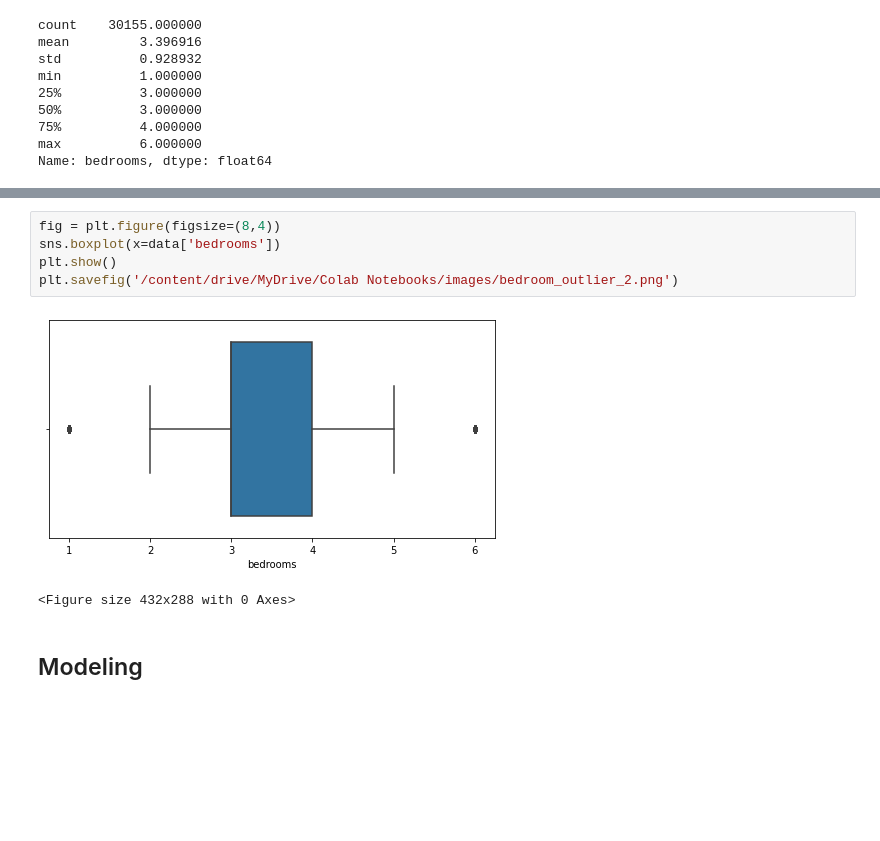
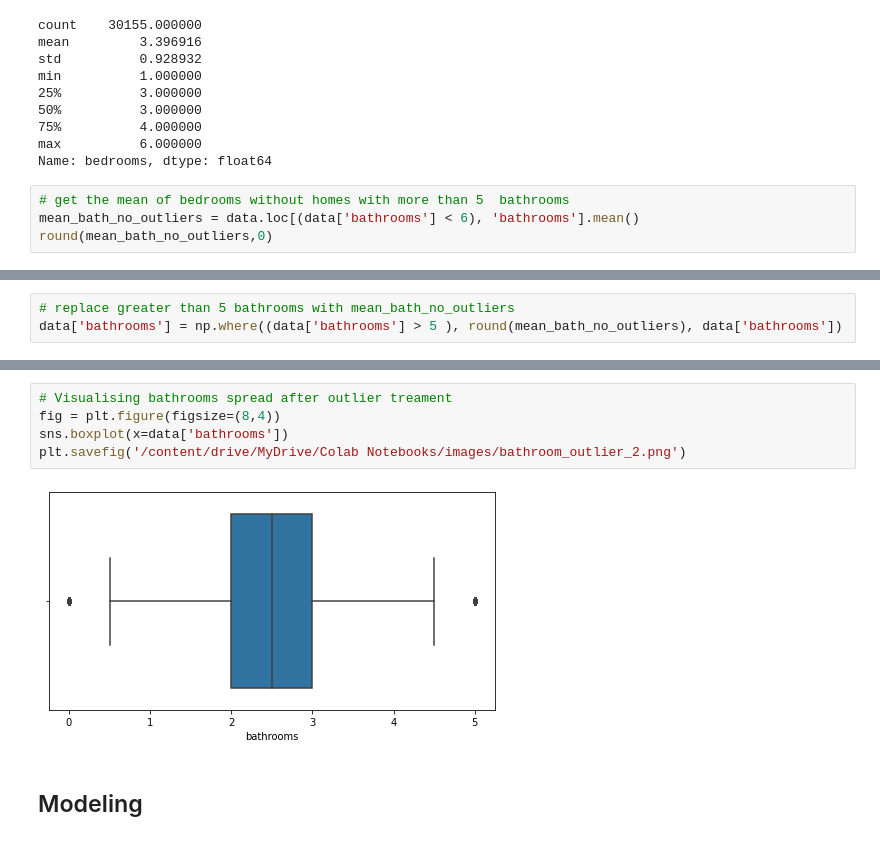
Before and after one commit to olexy/da_ds_ml, a Jupyter notebook: Capstone_Regression_Project.ipynb, the cells around one changed output, grey strips where cells are left out. Saved outputs shown, nothing was run; the diff lists cells and outputs as text; blank space fills up the shorter version.

Commit message:
eda & data clean contd.

```diff
--- a/Capstone_Regression_Project.ipynb
+++ b/Capstone_Regression_Project.ipynb
@@ -319,3 +353,7 @@ min          1.000000
 75%          4.000000
 max          6.000000
 Name: bedrooms, dtype: float64
+# %%
+# get the mean of bedrooms without homes with more than 5  bathrooms
+mean_bath_no_outliers = data.loc[(data['bathrooms'] < 6), 'bathrooms'].mean()
+round(mean_bath_no_outliers,0)
@@ -321,0 +362,3 @@ Name: bedrooms, dtype: float64
+# %%
+# replace greater than 5 bathrooms with mean_bath_no_outliers
+data['bathrooms'] = np.where((data['bathrooms'] > 5 ), round(mean_bath_no_outliers), data['bathrooms'])
@@ -322,11 +378,10 @@ Name: bedrooms, dtype: float64
 # %%
+# Visualising bathrooms spread after outlier treament
 fig = plt.figure(figsize=(8,4))
-sns.boxplot(x=data['bedrooms'])
-plt.show()
-plt.savefig('/content/drive/MyDrive/Colab Notebooks/images/bedroom_outlier_2.png')
+sns.boxplot(x=data['bathrooms'])
+plt.savefig('/content/drive/MyDrive/Colab Notebooks/images/bathroom_outlier_2.png')
 # %% [output]
-[figure, old version]
+[figure, new version]
-<Figure size 432x288 with 0 Axes>
 # %% [markdown]
 ## Modeling
 # %% [markdown]
```
Also changed, not shown: parts of 16 cells of this notebook.
